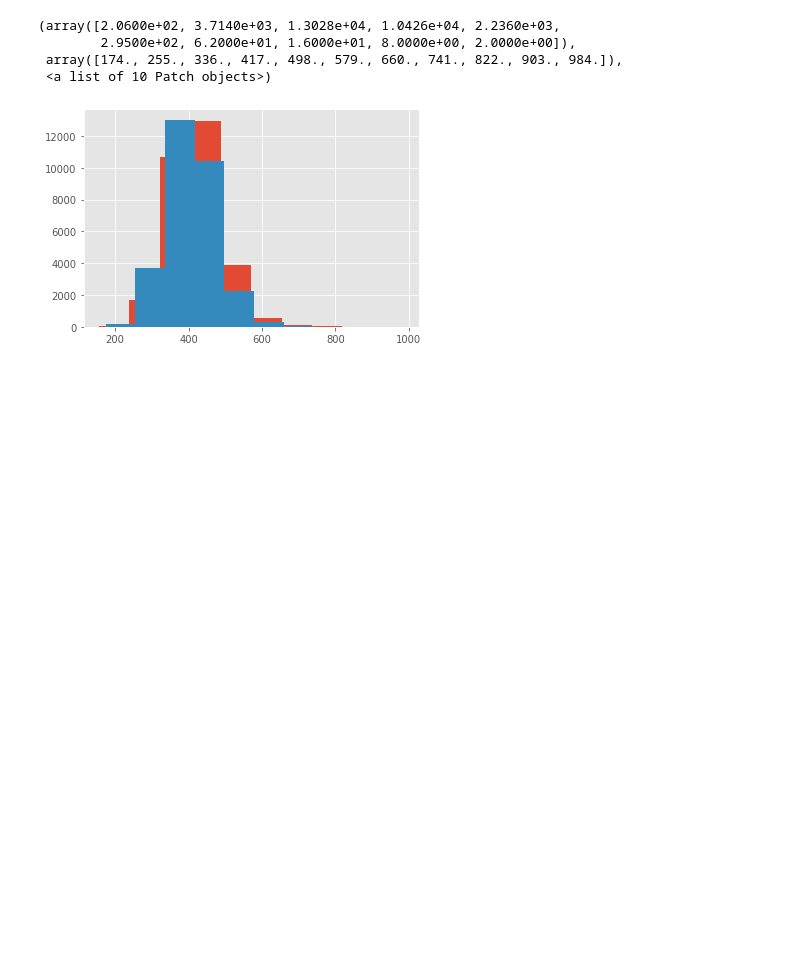
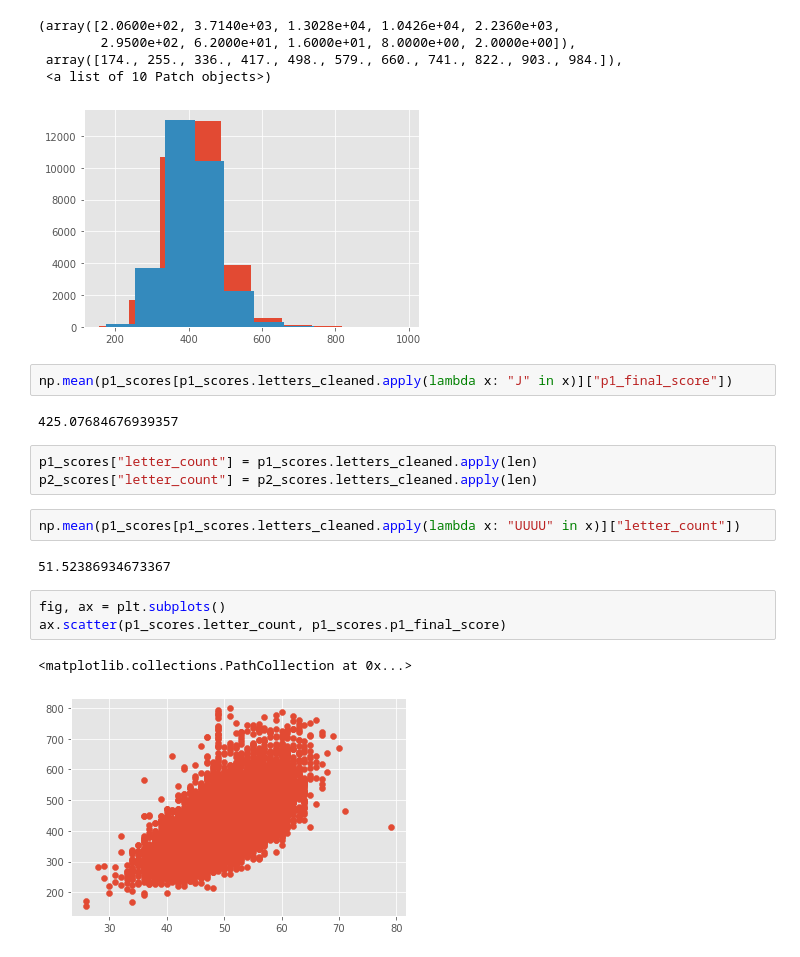
Before and after one commit to pkgalea/ScrabbleTileAnalyzer, a Jupyter notebook: DataExploration.ipynb, the cells around one changed output. Cells and saved outputs as stored; diff of their text form; blank space fills up the shorter version.

```diff
--- a/DataExploration.ipynb
+++ b/DataExploration.ipynb
@@ -100,3 +100,20 @@ ax.legend()
  array([174., 255., 336., 417., 498., 579., 660., 741., 822., 903., 984.]),
  <a list of 10 Patch objects>)
 [figure]
+# %%
+np.mean(p1_scores[p1_scores.letters_cleaned.apply(lambda x: "J" in x)]["p1_final_score"])
+# %% [output]
+425.07684676939357
+# %%
+p1_scores["letter_count"] = p1_scores.letters_cleaned.apply(len)
+p2_scores["letter_count"] = p2_scores.letters_cleaned.apply(len)
+# %%
+np.mean(p1_scores[p1_scores.letters_cleaned.apply(lambda x: "UUUU" in x)]["letter_count"])
+# %% [output]
+51.52386934673367
+# %%
+fig, ax = plt.subplots()
+ax.scatter(p1_scores.letter_count, p1_scores.p1_final_score)
+# %% [output]
+<matplotlib.collections.PathCollection at 0x...>
+[figure, added]
```
Also changed, not shown: parts of 7 cells of this notebook.
